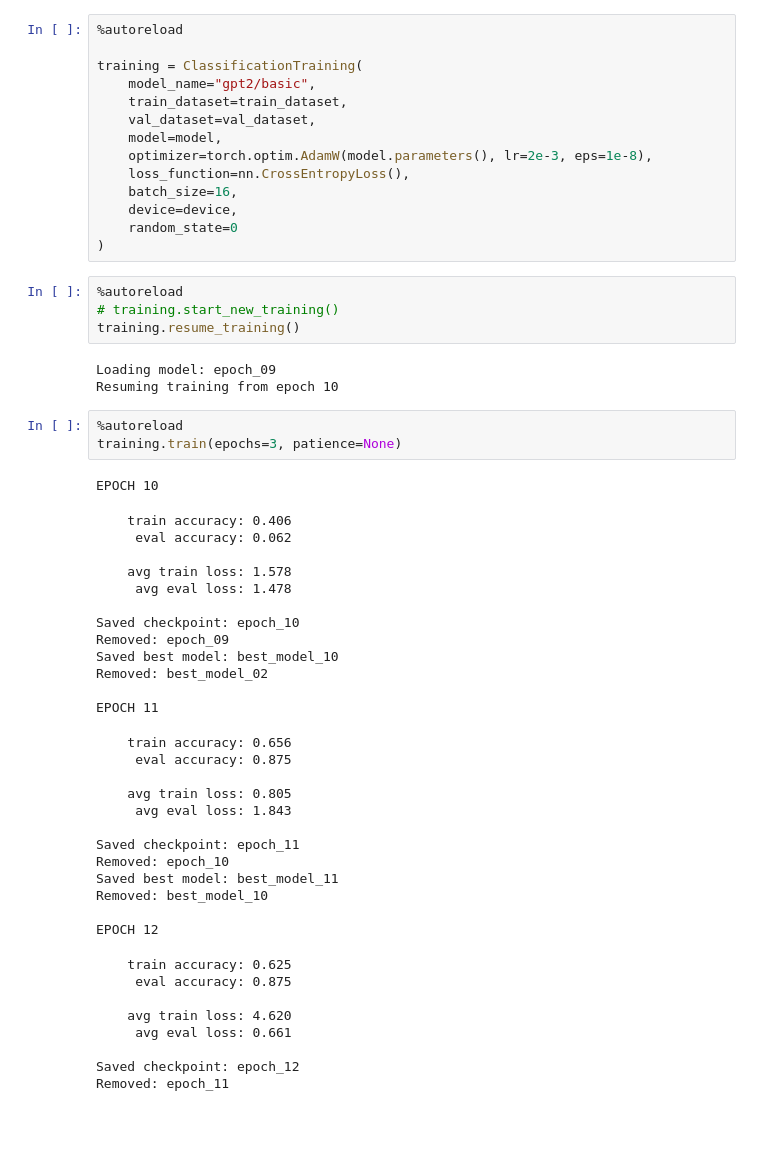
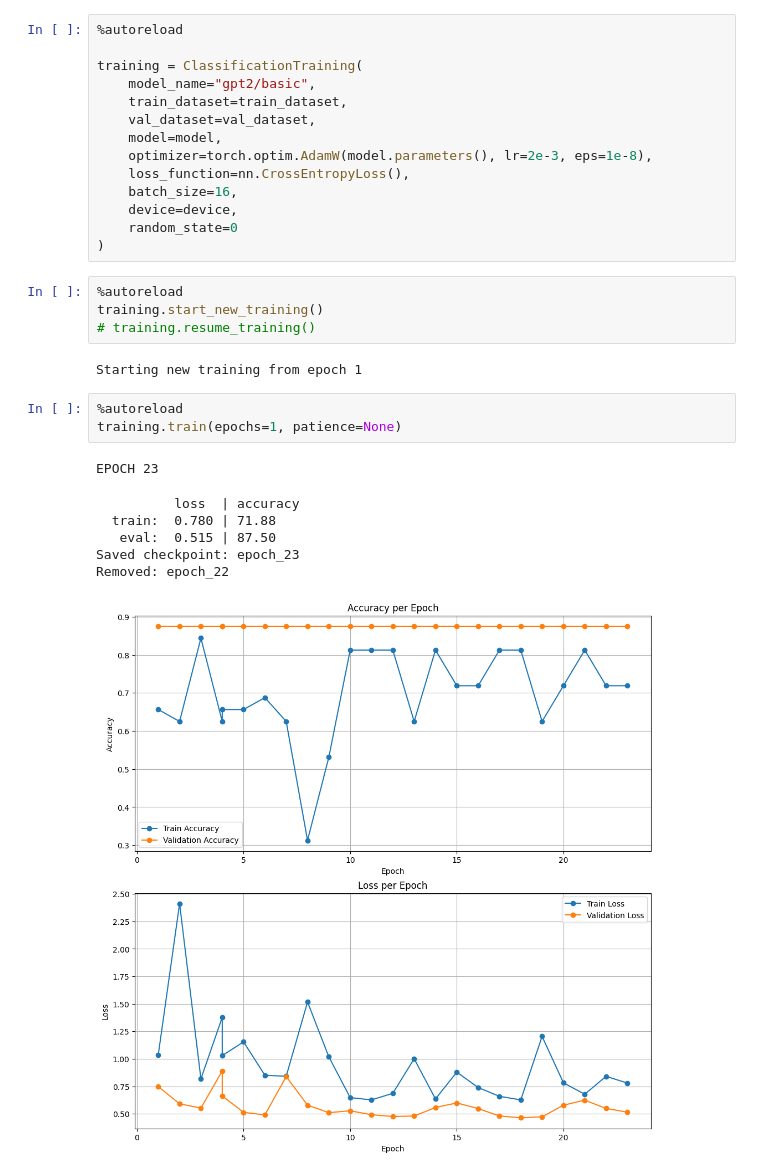
Before and after one commit to sgol13/tudelft-nlp-fact-checking, a Jupyter notebook: notebooks/gpt2_basic.ipynb, the cells around one changed output. Cells and saved outputs as stored; diff of their text form; blank space fills up the shorter version.

Commit message:
stats plots

```diff
--- a/notebooks/gpt2_basic.ipynb
+++ b/notebooks/gpt2_basic.ipynb
@@ -67,45 +67,18 @@ training = ClassificationTraining(
 )
 # %%
 %autoreload
-# training.start_new_training()
-training.resume_training()
+training.start_new_training()
+# training.resume_training()
 # %% [output]
-Loading model: epoch_09
-Resuming training from epoch 10
+Starting new training from epoch 1
 # %%
 %autoreload
-training.train(epochs=3, patience=None)
+training.train(epochs=1, patience=None)
 # %% [output]
-EPOCH 10
+EPOCH 23
-    train accuracy: 0.406
-     eval accuracy: 0.062
-
-    avg train loss: 1.578
-     avg eval loss: 1.478
-
-Saved checkpoint: epoch_10
-Removed: epoch_09
-Saved best model: best_model_10
-Removed: best_model_02
-
-EPOCH 11
+          loss  | accuracy
+  train:  0.780 | 71.88
+   eval:  0.515 | 87.50
+Saved checkpoint: epoch_23
+Removed: epoch_22
-    train accuracy: 0.656
-     eval accuracy: 0.875
-
-    avg train loss: 0.805
-     avg eval loss: 1.843
-
-Saved checkpoint: epoch_11
-Removed: epoch_10
-Saved best model: best_model_11
-Removed: best_model_10
-
-EPOCH 12
-    train accuracy: 0.625
-     eval accuracy: 0.875
-
-    avg train loss: 4.620
-     avg eval loss: 0.661
-
-Saved checkpoint: epoch_12
-Removed: epoch_11
+[figure, added]
```
Also changed, not shown: parts of 1 cell of this notebook, 5 other files.
